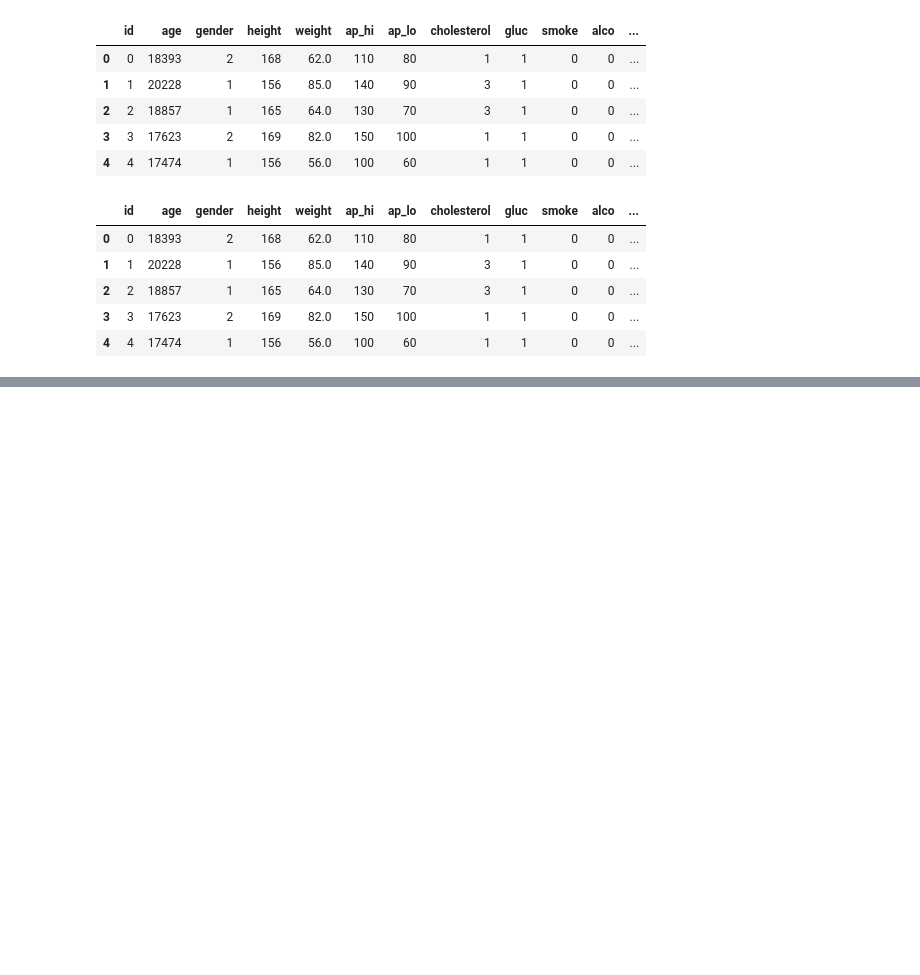
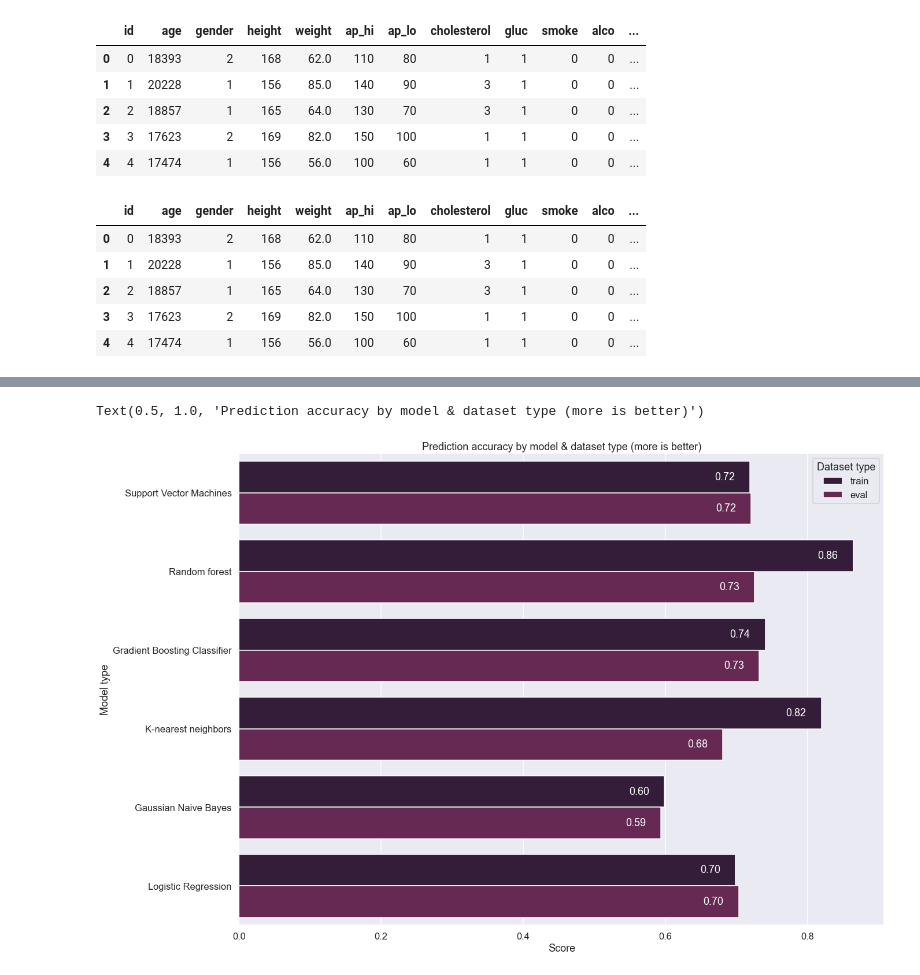
Before and after one commit to pasaunier/FDD_Projet_H, a Jupyter notebook: classification_saunier.ipynb, the cells around one changed output, grey strips where cells are left out. Drawn from its saved outputs; the diff is of its cells as text; code cells hidden in the pictures; blank space fills up the shorter version.

```diff
--- a/classification_saunier.ipynb
+++ b/classification_saunier.ipynb
@@ -159,0 +258,8 @@ csv.head()
+# %%
+# Models models models and models
+rand_for = RandomForestClassifier(n_estimators=200, min_samples_leaf=3, max_features=0.5, n_jobs=-1)
+sup_vec_mach = SVC()
+grad_boost = GradientBoostingClassifier()
+k_nearest= KNeighborsClassifier(n_neighbors = 3)
+gau_naive= GaussianNB()
+logi_reg= LogisticRegression()
@@ -159,0 +319,33 @@ csv.head()
+# %%
+#pretty barplot visualisation
+sns.set_context("talk")
+# sns.set(rc={'figure.figsize':(20,15)})
+pal =sns.color_palette("rocket")
+bar = sns.barplot(data = df
+            ,x = 'Score'
+            ,y = 'Model type'
+            ,hue = 'Dataset type'
+            ,ci = None
+            ,orient = 'h'
+            ,palette = pal
+            )
+# # for legend text
+# plt.setp(bar.get_legend().get_texts(), fontsize='20')
+
+# plt.setp(bar.get_legend().get_title(), fontsize='30')
+
+
+# bar.
+for p in bar.patches:
+    width = p.get_width()    # get bar length
+    bar.text(width-0.05,       # set the text at 1 unit right of the bar
+            p.get_y() + p.get_height() / 2, # get Y coordinate + X coordinate / 2
+            '{:1.2f}'.format(width), # set variable to display, 2 decimals
+            ha = 'left',   # horizontal alignment
+            va = 'center',# vertical alignment
+            color = 'white')
+
+bar.set_title("Prediction accuracy by model & dataset type (more is better)")
+# %% [output]
+Text(0.5, 1.0, 'Prediction accuracy by model & dataset type (more is better)')
+[figure, added]
```
Also changed, not shown: parts of 17 cells of this notebook, 5 other files.
